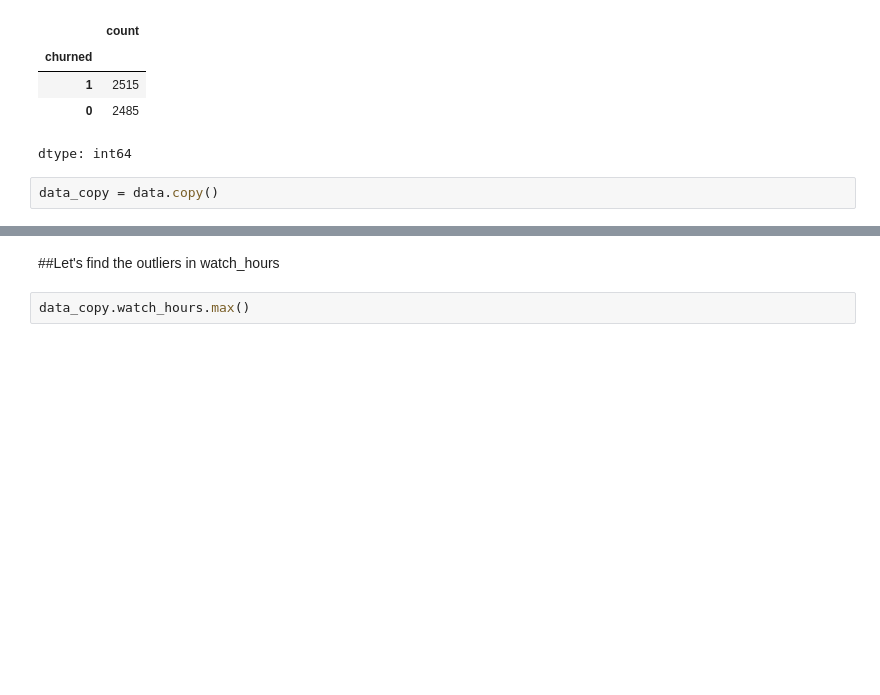
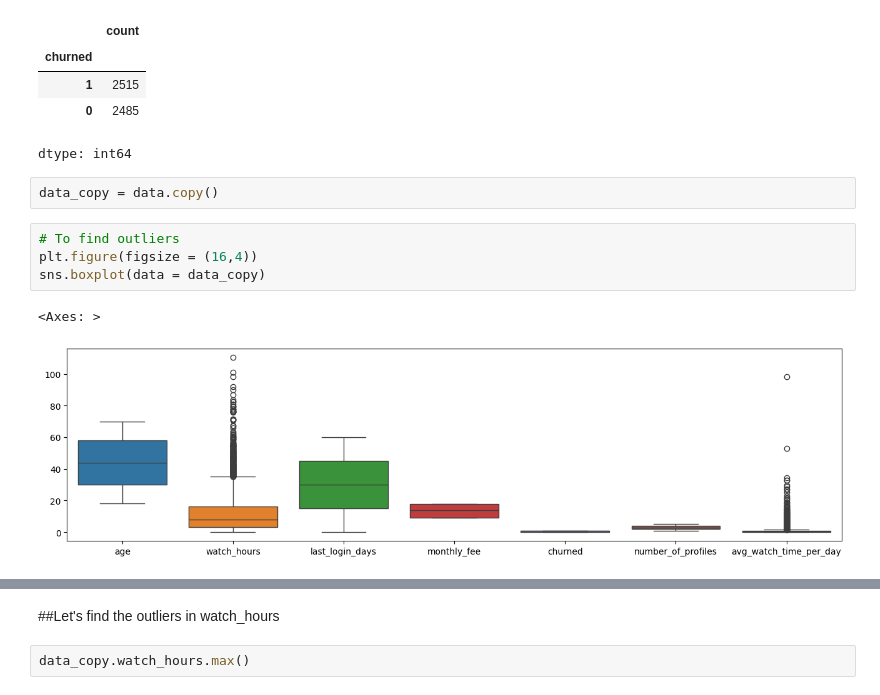
Before and after one commit to manojcodes93/Netflix-Customer-Churn-EDA, a Jupyter notebook: Netflix_Churn_Data_EDA_Project.ipynb, the cells around one changed output, grey strips where cells are left out. Saved outputs shown, nothing was run; the diff lists cells and outputs as text; blank space fills up the shorter version.

```diff
--- a/Netflix_Churn_Data_EDA_Project.ipynb
+++ b/Netflix_Churn_Data_EDA_Project.ipynb
@@ -99,4 +107,11 @@ data.churned.value_counts()
 dtype: int64
 # %%
 data_copy = data.copy()
+# %%
+# To find outliers
+plt.figure(figsize = (16,4))
+sns.boxplot(data = data_copy)
+# %% [output]
+<Axes: >
+[figure, added]
 # %%
```
Also changed, not shown: parts of 28 cells of this notebook.
